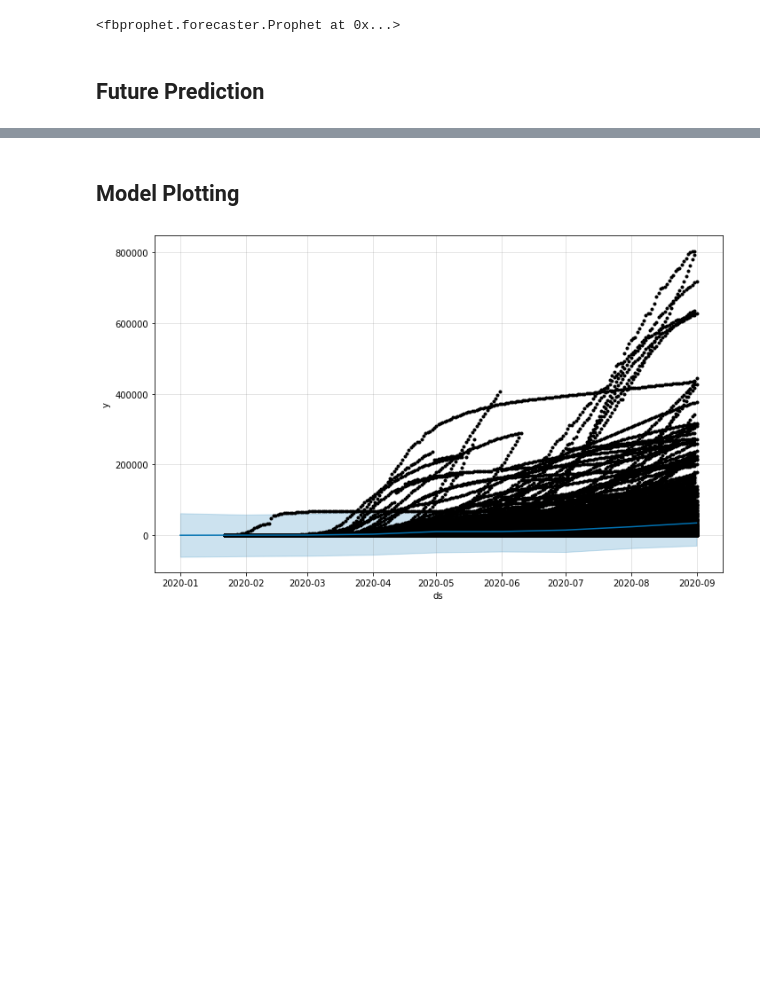
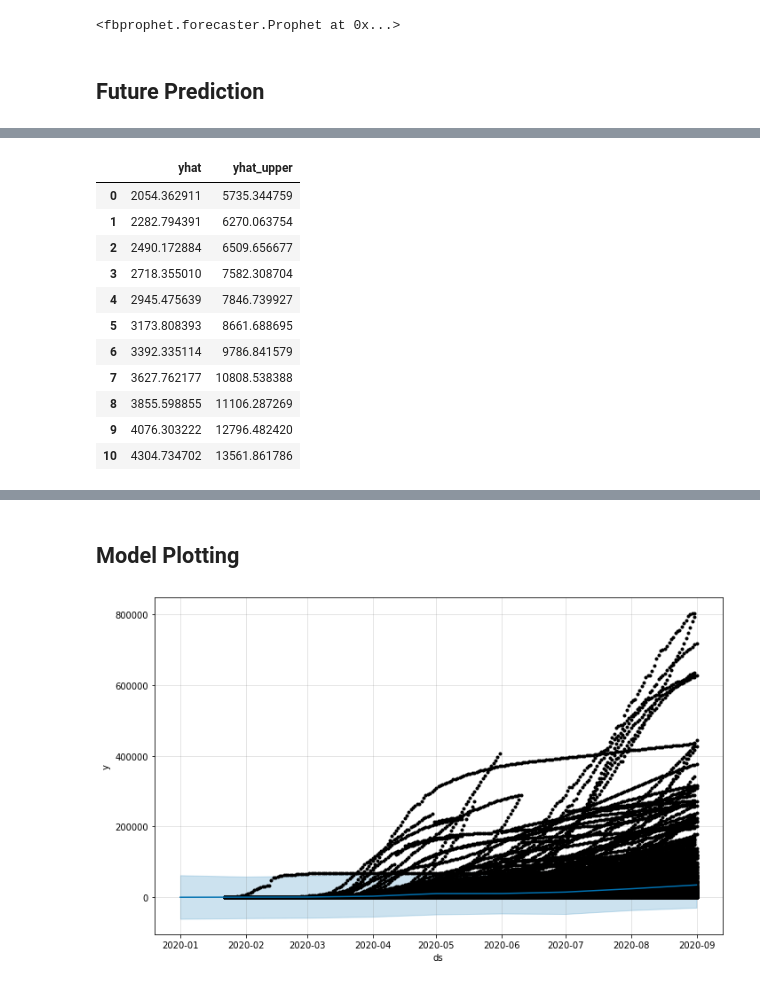
Before and after one commit to mehulraj19/DV-project, a Jupyter notebook: DV_fbprohet.ipynb, the cells around one changed output, grey strips where cells are left out. Saved outputs shown, nothing was run; the diff lists cells and outputs as text; code cells hidden in the pictures; blank space fills up the shorter version.

```diff
--- a/DV_fbprohet.ipynb
+++ b/DV_fbprohet.ipynb
@@ -190,2 +181,18 @@ f_deaths
+# %%
+f_deaths1 = f_deaths[['yhat', 'yhat_upper']]
+f_deaths1
+# %% [output]
+|  | yhat | yhat_upper |
+| 0 | 2054.362911 | 5735.344759 |
+| 1 | 2282.794391 | 6270.063754 |
+| 2 | 2490.172884 | 6509.656677 |
+| 3 | 2718.355010 | 7582.308704 |
+| 4 | 2945.475639 | 7846.739927 |
+| 5 | 3173.808393 | 8661.688695 |
+| 6 | 3392.335114 | 9786.841579 |
+| 7 | 3627.762177 | 10808.538388 |
+| 8 | 3855.598855 | 11106.287269 |
+| 9 | 4076.303222 | 12796.482420 |
+| 10 | 4304.734702 | 13561.861786 |
 # %%
 f_recovered = model_recovered.predict(future)
```
Also changed, not shown: parts of 6 cells of this notebook.
